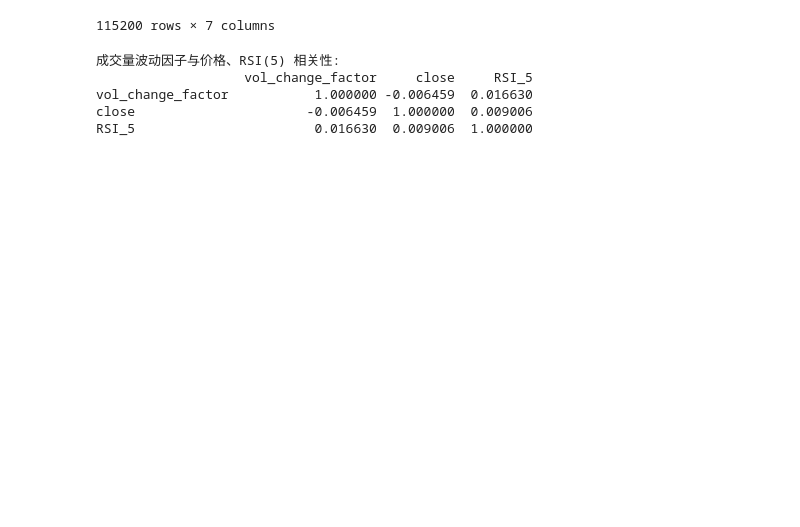
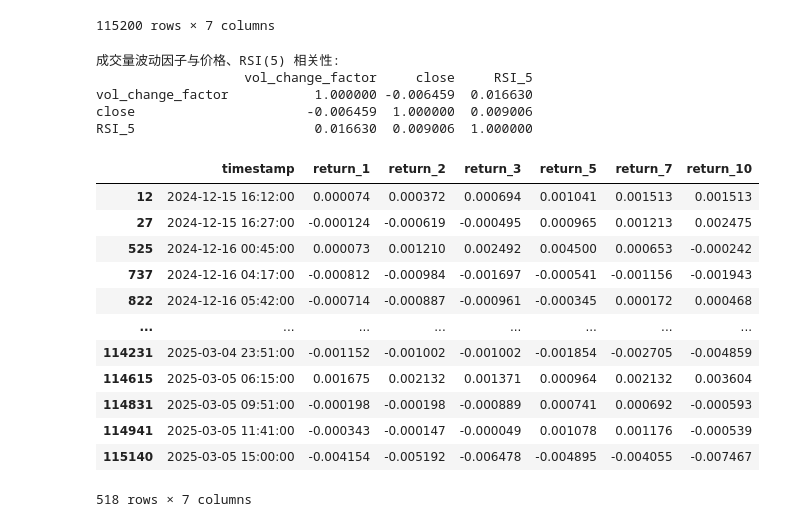
Before and after one commit to KYLEEE519/MachineLearning-HedgeFund, a Jupyter notebook: Data/test.ipynb, the cells around one changed output. Drawn from its saved outputs; the diff is of its cells as text; code cells hidden in the pictures; blank space fills up the shorter version.

```diff
--- a/Data/test.ipynb
+++ b/Data/test.ipynb
@@ -130,3 +130,48 @@ print(correlation_matrix)
 vol_change_factor           1.000000 -0.006459  0.016630
 close                      -0.006459  1.000000  0.009006
 RSI_5                       0.016630  0.009006  1.000000
+# %%
+# 计算成交量波动因子
+df["vol_change_factor"] = df["vol"] / df["vol"].shift(1)
+
+# 计算 RSI(5)
+window_length = 5
+delta = df["close"].diff()
+gain = (delta.where(delta > 0, 0)).rolling(window=window_length, min_periods=1).mean()
+loss = (-delta.where(delta < 0, 0)).rolling(window=window_length, min_periods=1).mean()
+rs = gain / (loss + 1e-10)
+df["RSI_5"] = 100 - (100 / (1 + rs))
+
+# 找到符合条件的K线
+condition = (
+    (df["vol"] > 5 * df["vol"].shift(1)) &
+    ((df["RSI_5"] - df["RSI_5"].shift(1)) > 15) &
+    (df["vol"] > 3 * df["vol"].rolling(3).max().shift(1)) &
+    (df["close"].shift(1) > df["open"].shift(1)) &  # 上一根 K 线是上涨的
+    (df["close"] > df["open"])  # 当前 K 线是上涨的
+)
+
+selected_kline = df[condition].copy()
+
+# 计算后面第3，5，7，10根K线的涨跌幅度
+for shift in [1,2,3, 5, 7, 10]:
+    selected_kline[f"return_{shift}"] = (df["close"].shift(-shift) - selected_kline["close"]) / selected_kline["close"]
+
+# 只保留时间戳和计算的收益率
+df_result = selected_kline[["timestamp","return_1","return_2","return_3", "return_5", "return_7", "return_10"]]
+
+df_result
+# %% [output]
+|  | timestamp | return_1 | return_2 | return_3 | return_5 | return_7 | return_10 |
+| 12 | 2024-12-15 16:12:00 | 0.000074 | 0.000372 | 0.000694 | 0.001041 | 0.001513 | 0.001513 |
+| 27 | 2024-12-15 16:27:00 | -0.000124 | -0.000619 | -0.000495 | 0.000965 | 0.001213 | 0.002475 |
+| 525 | 2024-12-16 00:45:00 | 0.000073 | 0.001210 | 0.002492 | 0.004500 | 0.000653 | -0.000242 |
+| 737 | 2024-12-16 04:17:00 | -0.000812 | -0.000984 | -0.001697 | -0.000541 | -0.001156 | -0.001943 |
+| 822 | 2024-12-16 05:42:00 | -0.000714 | -0.000887 | -0.000961 | -0.000345 | 0.000172 | 0.000468 |
+| ... | ... | ... | ... | ... | ... | ... | ... |
+| 114231 | 2025-03-04 23:51:00 | -0.001152 | -0.001002 | -0.001002 | -0.001854 | -0.002705 | -0.004859 |
+| 114615 | 2025-03-05 06:15:00 | 0.001675 | 0.002132 | 0.001371 | 0.000964 | 0.002132 | 0.003604 |
+| 114831 | 2025-03-05 09:51:00 | -0.000198 | -0.000198 | -0.000889 | 0.000741 | 0.000692 | -0.000593 |
+| 114941 | 2025-03-05 11:41:00 | -0.000343 | -0.000147 | -0.000049 | 0.001078 | 0.001176 | -0.000539 |
+| 115140 | 2025-03-05 15:00:00 | -0.004154 | -0.005192 | -0.006478 | -0.004895 | -0.004055 | -0.007467 |
+518 rows × 7 columns
```
Also changed, not shown: parts of 8 cells of this notebook, 1 other file.
